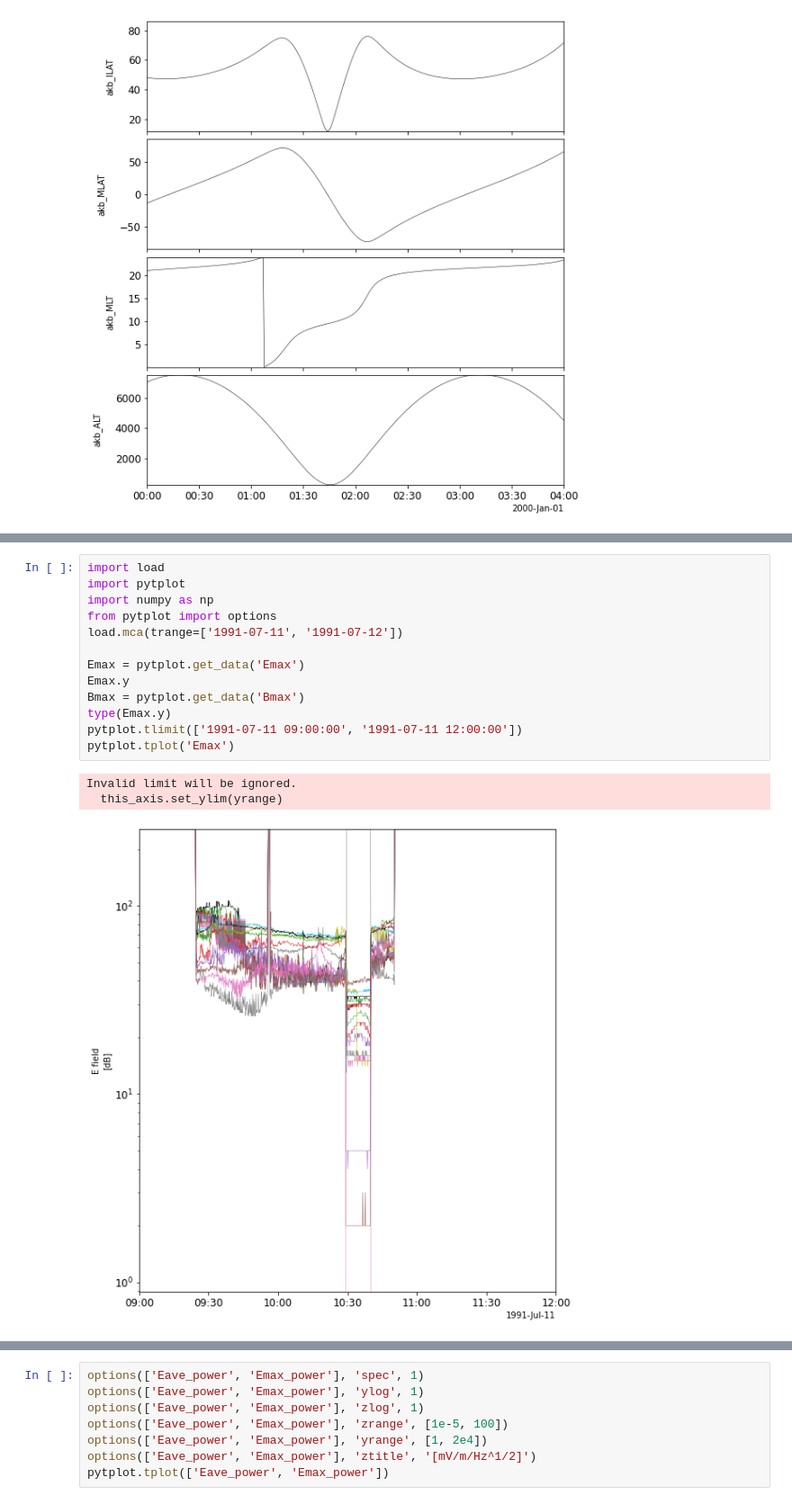
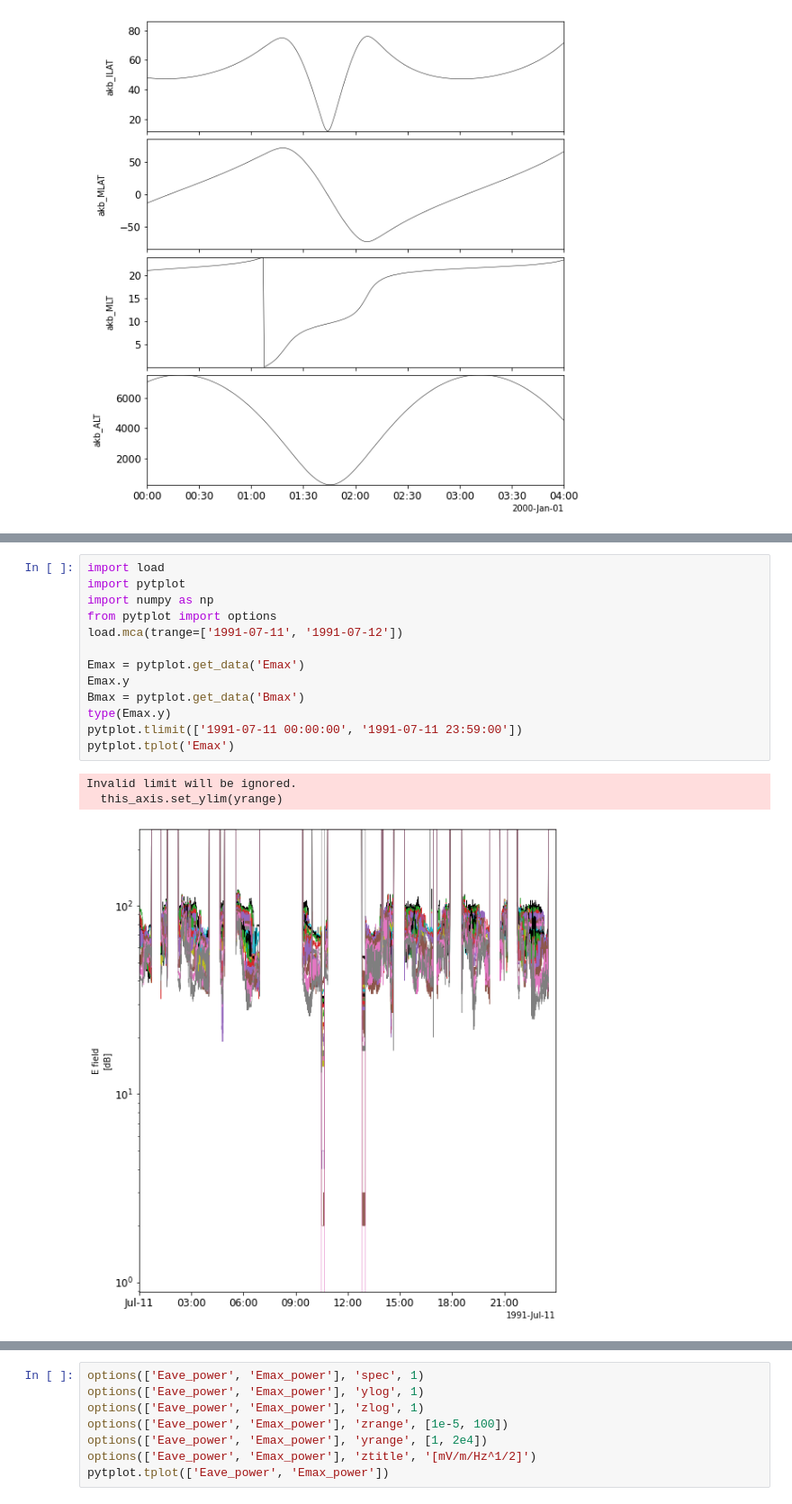
Before and after one commit to shuji-onosawa/Akebono_analysis_old, a Jupyter notebook: VLF_mca/memo.ipynb, the cells around one changed output, grey strips where cells are left out. Shown at 90% size. Drawn from its saved outputs; the diff is of its cells as text.

```diff
--- a/VLF_mca/memo.ipynb
+++ b/VLF_mca/memo.ipynb
@@ -103,17 +96,17 @@ ParserError: Unknown string format: 2010/10/00/00:0:
 # %%
 import load
 import pytplot
 import numpy as np
 from pytplot import options
 load.mca(trange=['1991-07-11', '1991-07-12'])
 
 Emax = pytplot.get_data('Emax')
 Emax.y
 Bmax = pytplot.get_data('Bmax')
 type(Emax.y)
-pytplot.tlimit(['1991-07-11 09:00:00', '1991-07-11 12:00:00'])
+pytplot.tlimit(['1991-07-11 00:00:00', '1991-07-11 23:59:00'])
 pytplot.tplot('Emax')
 # %% [output]
 Invalid limit will be ignored.
   this_axis.set_ylim(yrange)
-[figure, old version]
+[figure, new version]
```
Also changed, not shown: parts of 5 cells of this notebook, 22 other files.
